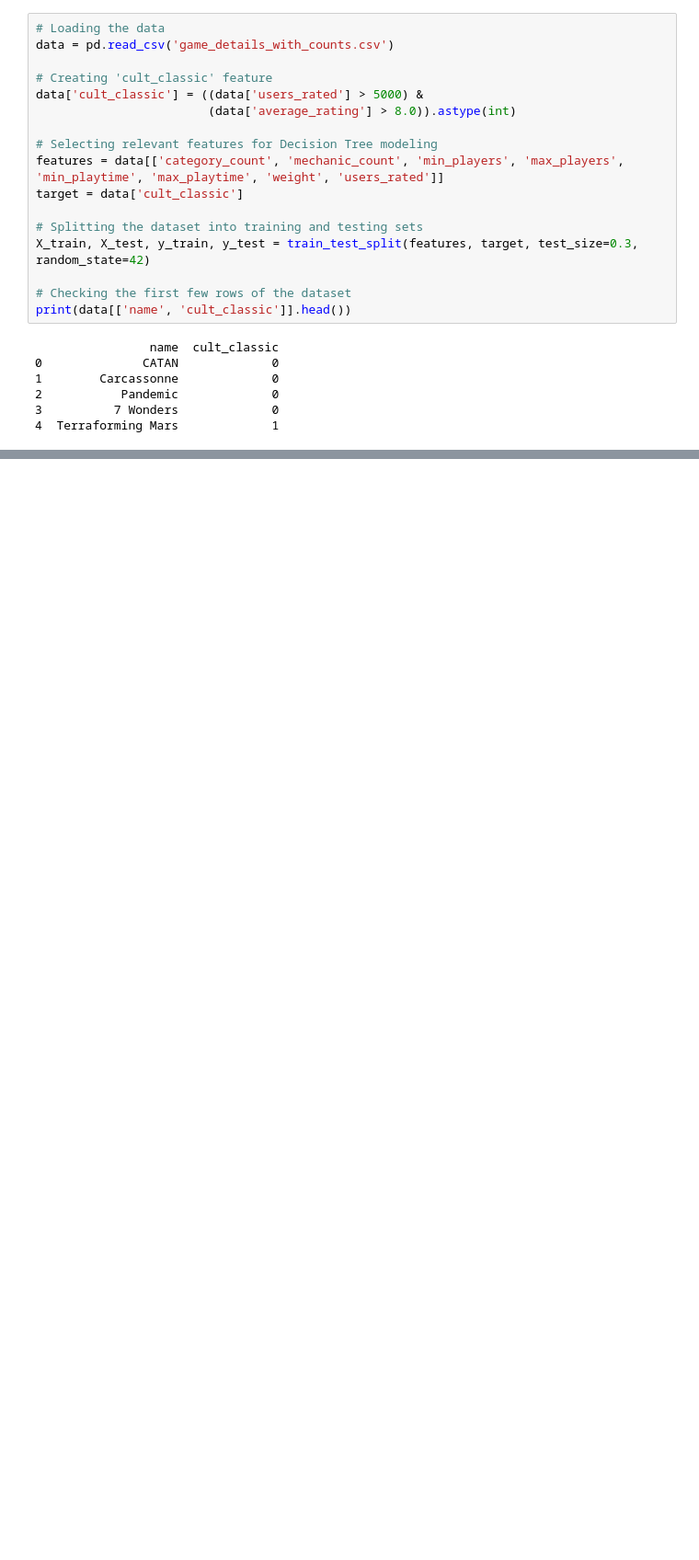
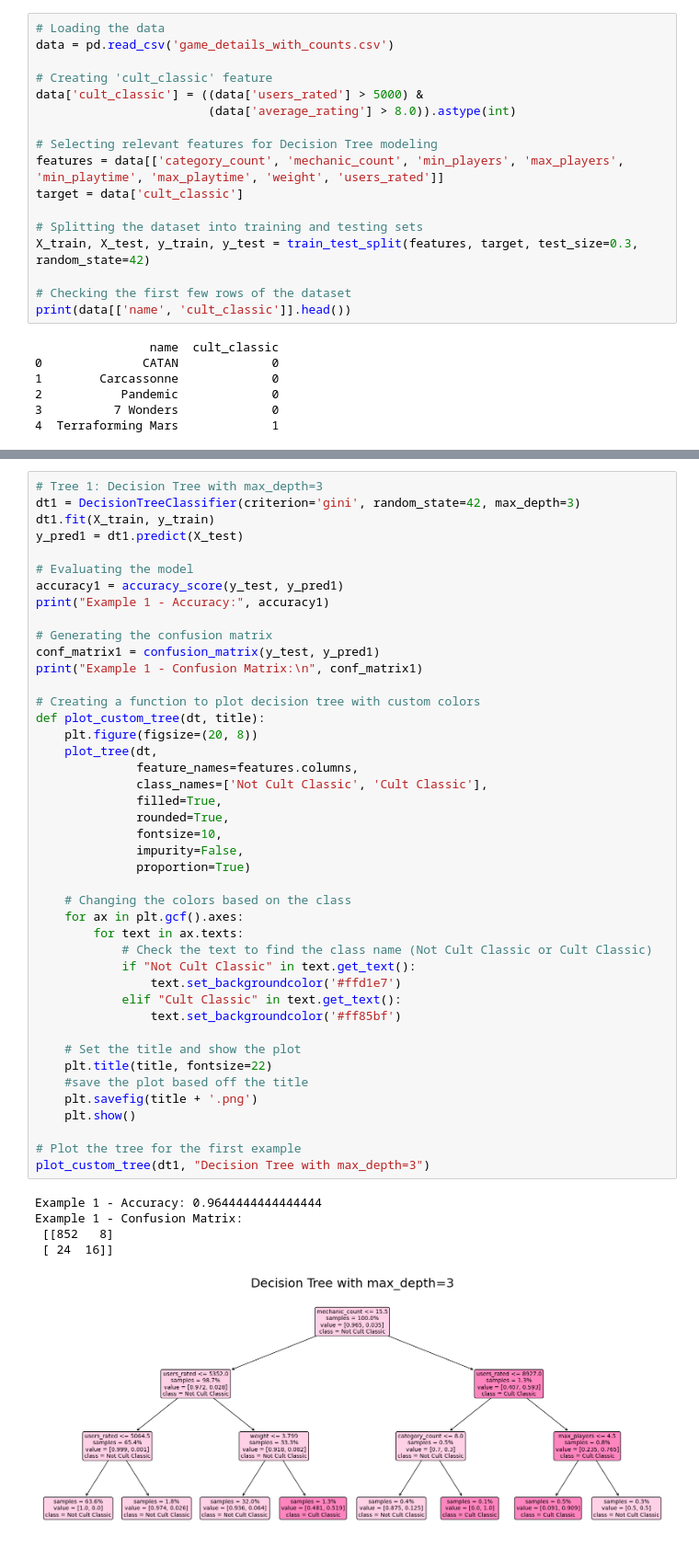
Before and after one commit to KenzieHensel/Project, a Jupyter notebook: Module_3/Decision_Trees.ipynb, the cells around one changed output, grey strips where cells are left out. Shown at 92% size. Cells and saved outputs as stored; diff of their text form; blank space fills up the shorter version.

```diff
--- a/Module_3/Decision_Trees.ipynb
+++ b/Module_3/Decision_Trees.ipynb
@@ -116,0 +103,49 @@ plt.show()
+# %%
+# Tree 1: Decision Tree with max_depth=3
+dt1 = DecisionTreeClassifier(criterion='gini', random_state=42, max_depth=3)
+dt1.fit(X_train, y_train)
+y_pred1 = dt1.predict(X_test)
+
+# Evaluating the model
+accuracy1 = accuracy_score(y_test, y_pred1)
+print("Example 1 - Accuracy:", accuracy1)
+
+# Generating the confusion matrix
+conf_matrix1 = confusion_matrix(y_test, y_pred1)
+print("Example 1 - Confusion Matrix:\n", conf_matrix1)
+
+# Creating a function to plot decision tree with custom colors
+def plot_custom_tree(dt, title):
+    plt.figure(figsize=(20, 8))
+    plot_tree(dt,
+              feature_names=features.columns,
+              class_names=['Not Cult Classic', 'Cult Classic'],
+              filled=True,
+              rounded=True,
+              fontsize=10,
+              impurity=False,
+              proportion=True)
+
+    # Changing the colors based on the class
+    for ax in plt.gcf().axes:
+        for text in ax.texts:
+            # Check the text to find the class name (Not Cult Classic or Cult Classic)
+            if "Not Cult Classic" in text.get_text():
+                text.set_backgroundcolor('#ffd1e7')
+            elif "Cult Classic" in text.get_text():
+                text.set_backgroundcolor('#ff85bf')
+
+    # Set the title and show the plot
+    plt.title(title, fontsize=22)
+    #save the plot based off the title
+    plt.savefig(title + '.png')
+    plt.show()
+
+# Plot the tree for the first example
+plot_custom_tree(dt1, "Decision Tree with max_depth=3")
+# %% [output]
+Example 1 - Accuracy: 0.9644444444444444
+Example 1 - Confusion Matrix:
+ [[852   8]
+ [ 24  16]]
+[figure, added]
```
Also changed, not shown: parts of 9 cells of this notebook, 13 other files.
